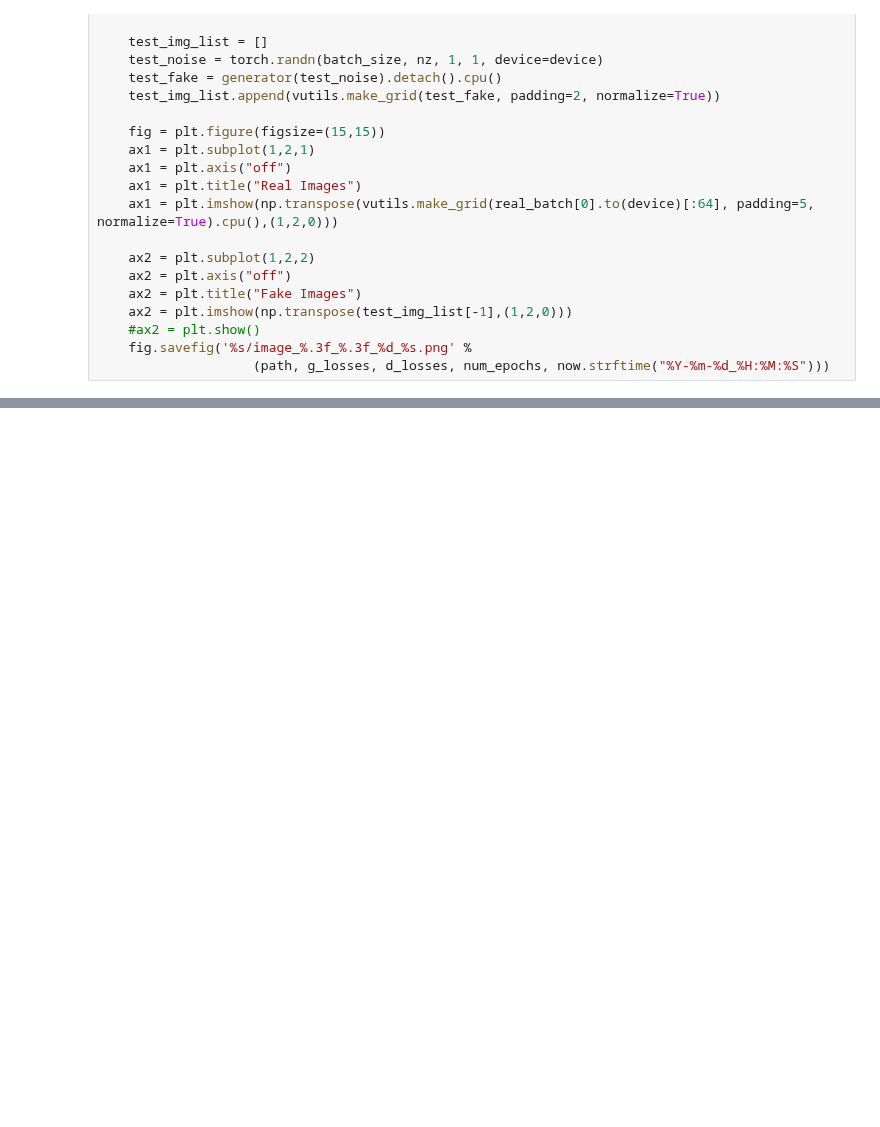
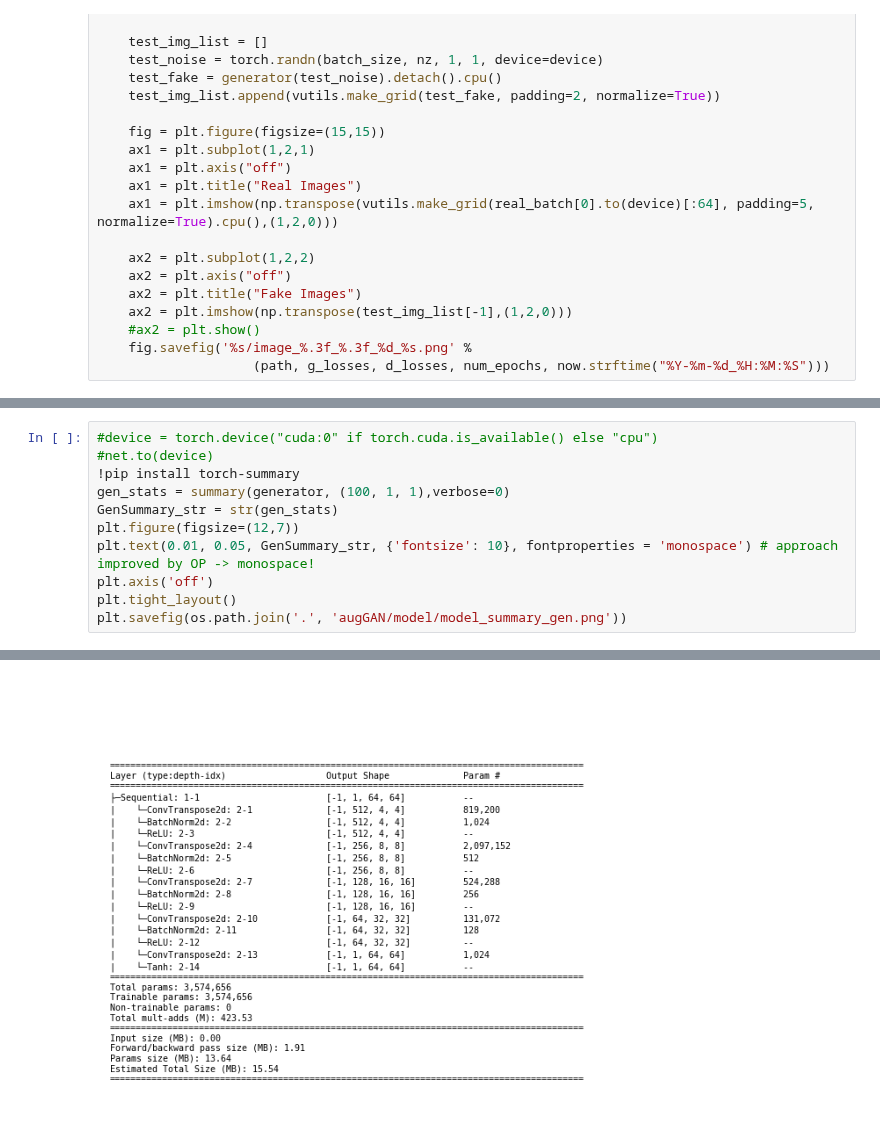
Before and after one commit to rossettisimone/AUGMENTATION_GAN, a Jupyter notebook: DCGAN.ipynb, the cells around one changed output, grey strips where cells are left out. Saved outputs shown, nothing was run; the diff lists cells and outputs as text; blank space fills up the shorter version.

```diff
--- a/DCGAN.ipynb
+++ b/DCGAN.ipynb
@@ -620,0 +822,12 @@ Estimated Total Size (MB): 12.87
+# %%
+#device = torch.device("cuda:0" if torch.cuda.is_available() else "cpu")
+#net.to(device)
+!pip install torch-summary
+gen_stats = summary(generator, (100, 1, 1),verbose=0)
+GenSummary_str = str(gen_stats)
+plt.figure(figsize=(12,7))
+plt.text(0.01, 0.05, GenSummary_str, {'fontsize': 10}, fontproperties = 'monospace') # approach improved by OP -> monospace!
+plt.axis('off')
+plt.tight_layout()
+plt.savefig(os.path.join('.', 'augGAN/model/model_summary_gen.png'))
+# %% [output]
@@ -620,0 +835 @@ Estimated Total Size (MB): 12.87
+[figure, added]
```
Also changed, not shown: parts of 18 cells of this notebook.
